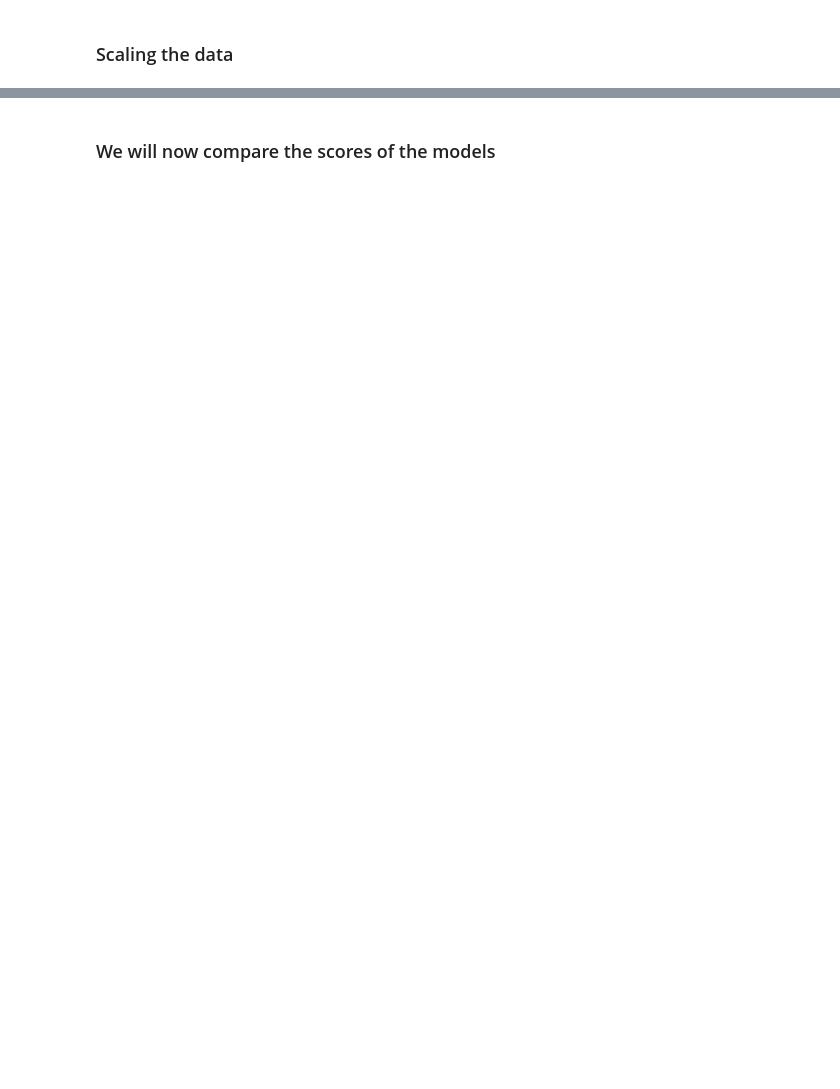
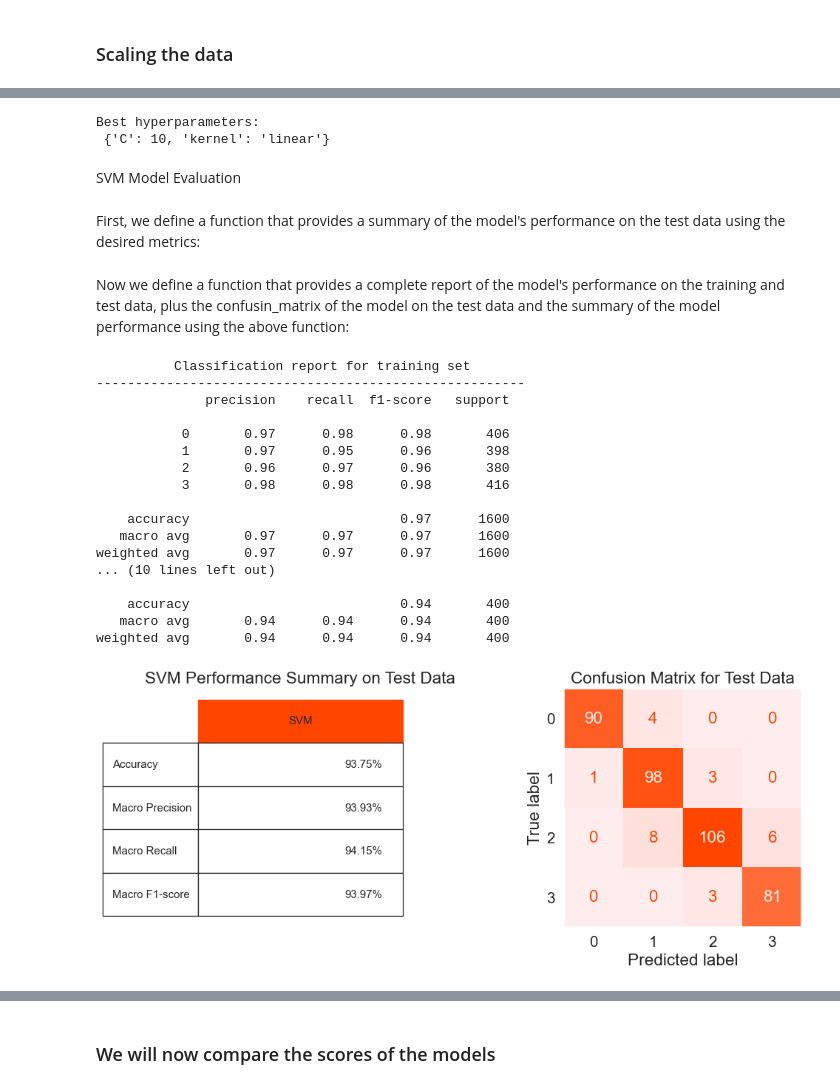
Before and after one commit to 2shashank11/Mobile-Price-Prediction, a Jupyter notebook: main.ipynb, the cells around one changed output, grey strips where cells are left out. Cells and saved outputs as stored; diff of their text form; code cells hidden in the pictures; blank space fills up the shorter version.

```diff
--- a/main.ipynb
+++ b/main.ipynb
@@ -516,0 +525,37 @@ Confusion Matrix:
+# %%
+param_grid = {'kernel': ['linear'],
+               'C': [ 0.1, 1, 10, 50, 100]
+             }
+# %%
+# Create a SVC object
+svm = SVC(probability=True, random_state=0)
+
+# Find the best classifier with the optimal hyperparameters
+svm_optimized = tune_hyperparameters(svm, param_grid, X_train, y_train)
+# %% [output]
+Best hyperparameters:
+ {'C': 10, 'kernel': 'linear'}
+# %% [markdown]
+SVM Model Evaluation
+# %% [markdown]
+First, we define a function that provides a summary of the model's performance on the test data using the desired metrics:
+# %%
+from sklearn.metrics import f1_score, precision_score, recall_score
+
+
+def metrics_calculator(clf, X_test, y_test, model_name):
+    '''
+    This function calculates all desired performance metrics for a given model on test data.
+    '''
+    y_pred = clf.predict(X_test)
+    result = pd.DataFrame(data=[accuracy_score(y_test, y_pred),
+                                precision_score(y_test, y_pred, average='macro'),
+                                recall_score(y_test, y_pred, average='macro'),
+                                f1_score(y_test, y_pred, average='macro')],
+                          index=['Accuracy','Macro Precision','Macro Recall','Macro F1-score'],
+                          columns = [model_name])
+
+    result = (result * 100).round(2).astype(str) + '%'
+    return result
+# %% [markdown]
+Now we define a function that provides a complete report of the model's performance on the training and test data, plus the confusin_matrix of the model on the test data and the summary of the model performance using the above function:
@@ -517 +615,24 @@ Confusion Matrix:
+# %%
+from matplotlib.colors import LinearSegmentedColormap
+
+model_evaluation(svm_optimized, X_train, X_test, y_train, y_test, 'SVM')
+# %% [output]
+          Classification report for training set
+-------------------------------------------------------
+              precision    recall  f1-score   support
+
+           0       0.97      0.98      0.98       406
+           1       0.97      0.95      0.96       398
+           2       0.96      0.97      0.96       380
+           3       0.98      0.98      0.98       416
+
+    accuracy                           0.97      1600
+   macro avg       0.97      0.97      0.97      1600
+weighted avg       0.97      0.97      0.97      1600
+... (10 lines left out)
+
+    accuracy                           0.94       400
+   macro avg       0.94      0.94      0.94       400
+weighted avg       0.94      0.94      0.94       400
+[figure, added]
 # %% [markdown]
```
Also changed, not shown: parts of 62 cells of this notebook.
